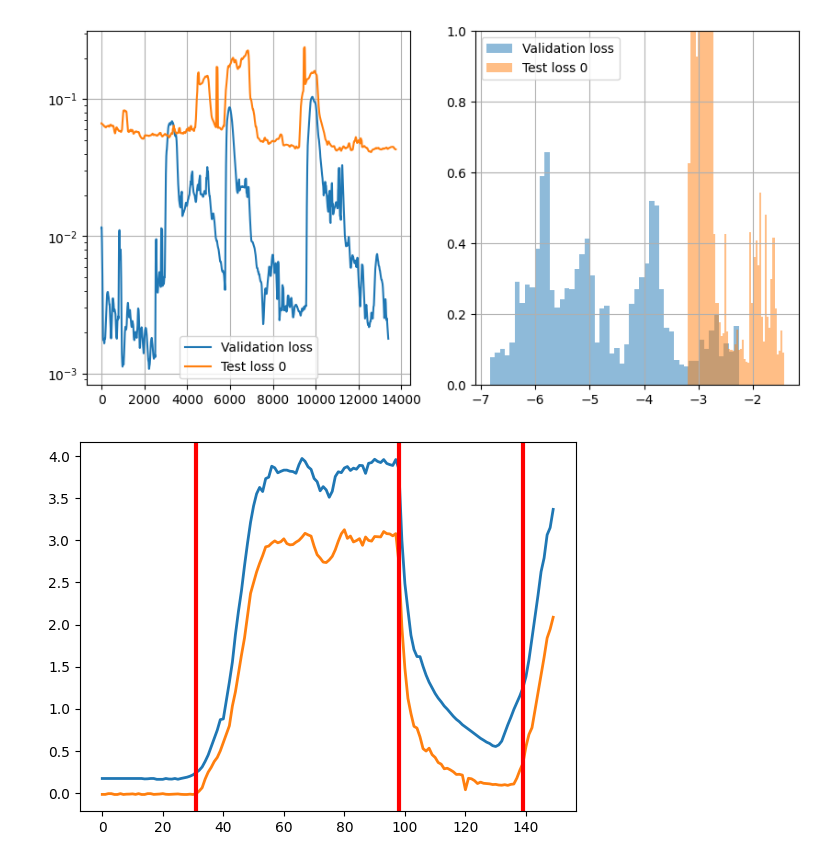
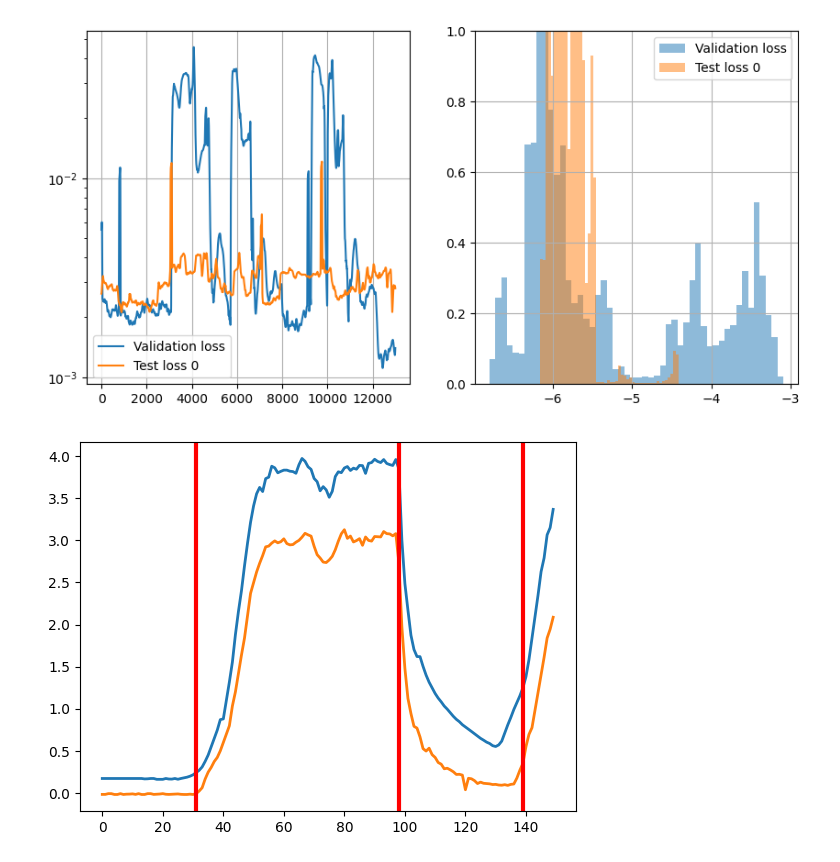
Before and after one commit to nmucke/IISc-campus-WDN, a Jupyter notebook: notebooks/active_hours.ipynb, the cells around one changed output. Saved outputs shown, nothing was run; the diff lists cells and outputs as text; code cells hidden in the pictures.

```diff
--- a/notebooks/active_hours.ipynb
+++ b/notebooks/active_hours.ipynb
@@ -405,7 +433,7 @@ model.eval()
 val_loss = []
 val_recon = []
 val_data = df_no_leak_scaled
-for i in range(0, 3000):#-window_size):
+for i in range(0, 13000):#-window_size):
     data = df_no_leak_scaled[i:i+window_size]
     data = torch.tensor(data, dtype=torch.float32)
     data = data.transpose(0, 1)
@@ -433,7 +461,7 @@ for i in range(1, 2):
     df_leak = pd.read_excel(
         '../data/raw_data/leak_loc_1.xlsx',
         skiprows=0,
-        sheet_name='2810-1',
+        sheet_name='2410-1',
         header=0,
     )
 
@@ -454,13 +482,13 @@ for i in range(1, 2):
     for i in sensors:
         df_sensors_leak[f'pressure_{i}'] = df_sensors_leak[f'pressure_{i}'].apply(lambda x: x if x > 0 else 0)
 
-    df_no_leak_scaled = df_sensors_leak.drop(['Time'], axis=1)
-    df_with_leak_scaled = min_max_scaler.transform(df_no_leak_scaled)
+    df_leak_scaled = df_sensors_leak.drop(['Time'], axis=1)
+    df_with_leak_scaled = min_max_scaler.transform(df_leak_scaled)
     df_with_leak.append(df_with_leak_scaled)
 
     test_loss = []
     test_recon = []
-    for i in range(0, 3000):#df_with_leak_scaled.shape[0] - window_size):
+    for i in range(0, 13000):#df_with_leak_scaled.shape[0] - window_size):
         data = df_with_leak_scaled[i:i+window_size]
         data = torch.tensor(data, dtype=torch.float32)
         data = data.transpose(0, 1)
@@ -471,34 +499,34 @@ for i in range(1, 2):
         test_loss.append(loss)
 
         if i % window_size == 0:
             test_recon.append(recon.detach().cpu().numpy())
 
     test_recon = np.array(test_recon)
     test_recon = test_recon[:, 0]
     test_recon = test_recon.transpose(0, 2, 1)
     test_recon = test_recon.reshape(-1, 18)
     test_recon_list.append(test_recon)
 
     test_loss = np.array(test_loss)
     test_loss_list.append(test_loss)
 
 plt.figure(figsize=(10, 5))
 plt.subplot(1, 2, 1)
 plt.semilogy(val_loss, label='Validation loss')
 for i in range(1):
     plt.semilogy(test_loss_list[i], label=f'Test loss {i}')
 plt.legend()
 plt.grid()
 plt.subplot(1, 2, 2)
 plt.hist(np.log(val_loss), bins=50, alpha=0.5, label='Validation loss', density=True)
 for i in range(1):
     plt.hist(np.log(test_loss_list[i]), bins=50, alpha=0.5, label=f'Test loss {i}', density=True)
 plt.grid()
 plt.ylim(0, 1)
 plt.legend()
 plt.show()
 # %% [output]
-[figure, old version]
+[figure, new version]
 # %%
 det = sdt.BayesOffline(
     prior="const",
```
Also changed, not shown: parts of 2 cells of this notebook, 1 other file.
